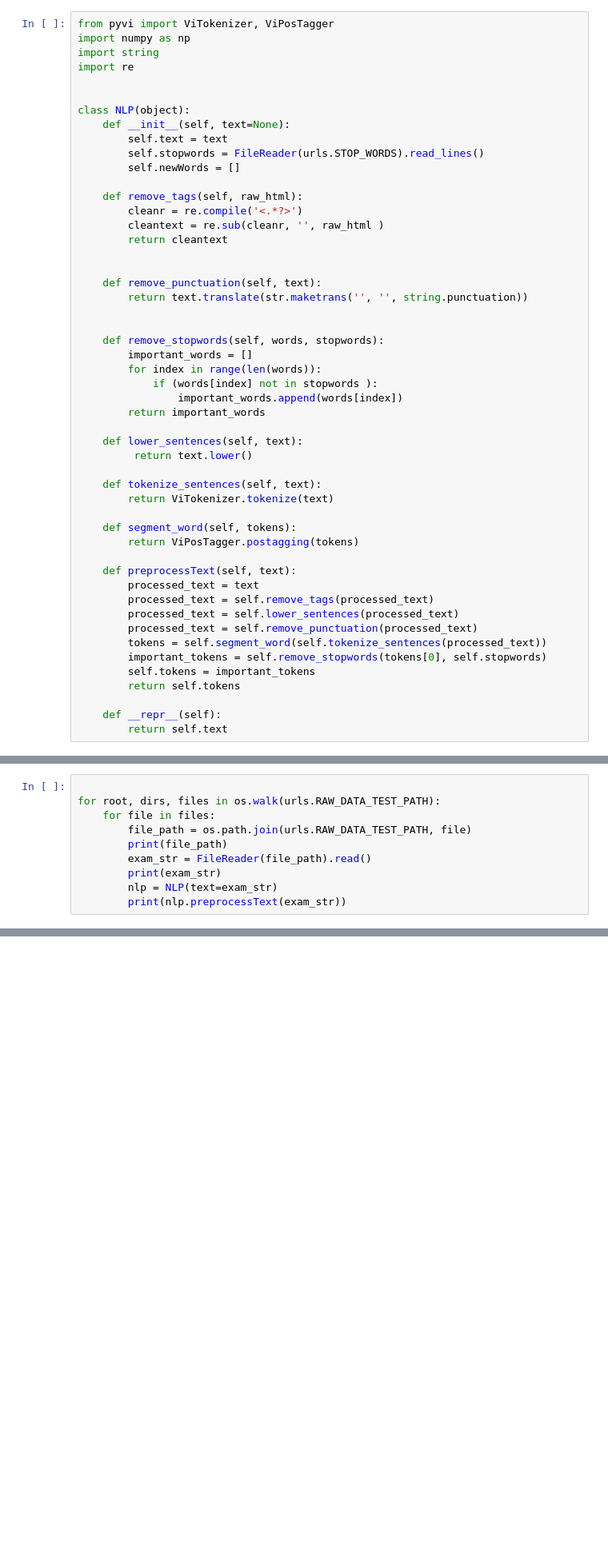
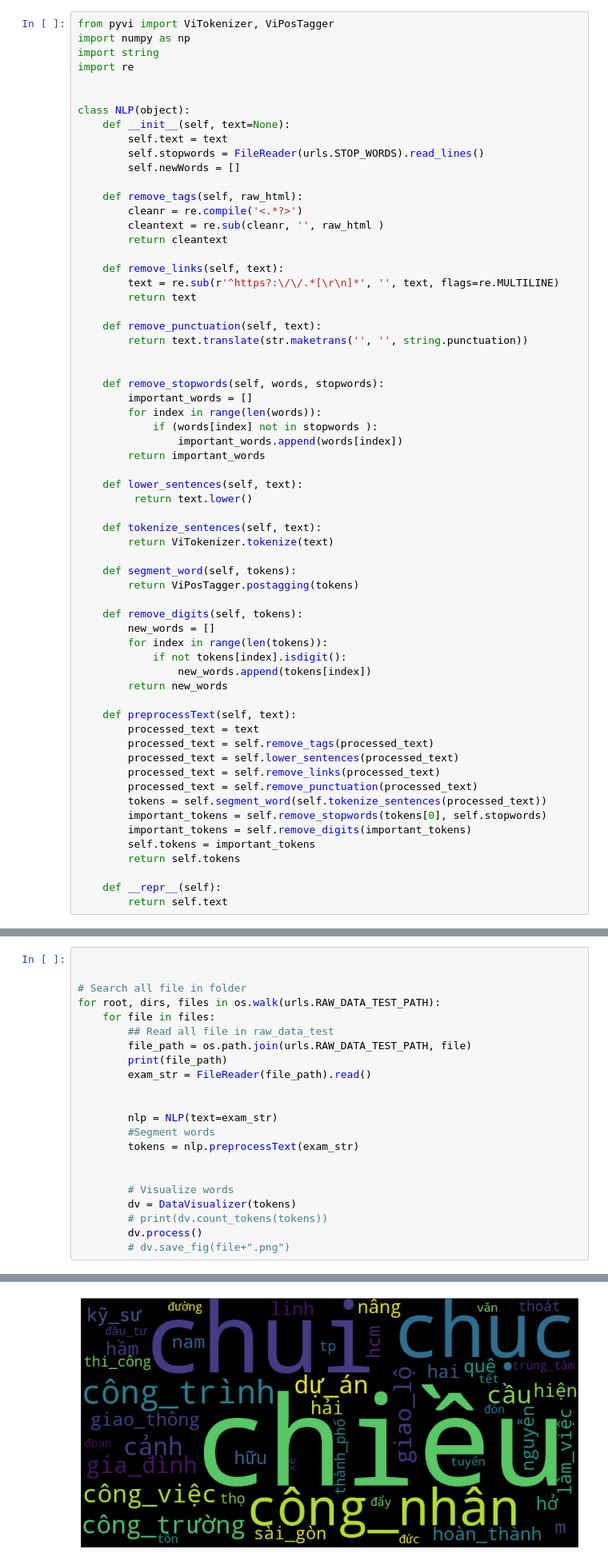
Before and after one commit to nguyenvandai61/Topic_classification, a Jupyter notebook: predict_category/nlp/nlp.ipynb, the cells around one changed output, grey strips where cells are left out. Shown at 80% size. Saved outputs shown, nothing was run; the diff lists cells and outputs as text; blank space fills up the shorter version.

Commit message:
Add 'show wordcloud'
Add count words

```diff
--- a/predict_category/nlp/nlp.ipynb
+++ b/predict_category/nlp/nlp.ipynb
@@ -38,6 +38,9 @@ class NLP(object):
         cleantext = re.sub(cleanr, '', raw_html )
         return cleantext
 
+    def remove_links(self, text):
+        text = re.sub(r'^https?:\/\/.*[\r\n]*', '', text, flags=re.MULTILINE)
+        return text
 
     def remove_punctuation(self, text):
         return text.translate(str.maketrans('', '', string.punctuation))
@@ -59,13 +62,22 @@ class NLP(object):
     def segment_word(self, tokens):
         return ViPosTagger.postagging(tokens)
 
+    def remove_digits(self, tokens):
+        new_words = []
+        for index in range(len(tokens)):
+            if not tokens[index].isdigit():
+                new_words.append(tokens[index])
+        return new_words
+
     def preprocessText(self, text):
         processed_text = text
         processed_text = self.remove_tags(processed_text)
         processed_text = self.lower_sentences(processed_text)
+        processed_text = self.remove_links(processed_text)
         processed_text = self.remove_punctuation(processed_text)
         tokens = self.segment_word(self.tokenize_sentences(processed_text))
         important_tokens = self.remove_stopwords(tokens[0], self.stopwords)
+        important_tokens = self.remove_digits(important_tokens)
         self.tokens = important_tokens
         return self.tokens
 
@@ -74,11 +120,23 @@ class NLP(object):
 # %%
 
+
+# Search all file in folder
 for root, dirs, files in os.walk(urls.RAW_DATA_TEST_PATH):
     for file in files:
+        ## Read all file in raw_data_test
         file_path = os.path.join(urls.RAW_DATA_TEST_PATH, file)
         print(file_path)
         exam_str = FileReader(file_path).read()
-        print(exam_str)
+
+
         nlp = NLP(text=exam_str)
-        print(nlp.preprocessText(exam_str))
+        #Segment words
+        tokens = nlp.preprocessText(exam_str)
+
+
+        # Visualize words
+        dv = DataVisualizer(tokens)
+        # print(dv.count_tokens(tokens))
+        dv.process()
+        # dv.save_fig(file+".png")
 # %% [output]
@@ -101,0 +161 @@ Hệ thống đại lý tiếp quản từ nhà phân phối cũ và có kế ho
+[figure, added]
```
Also changed, not shown: parts of 2 cells of this notebook, 9 other files.
